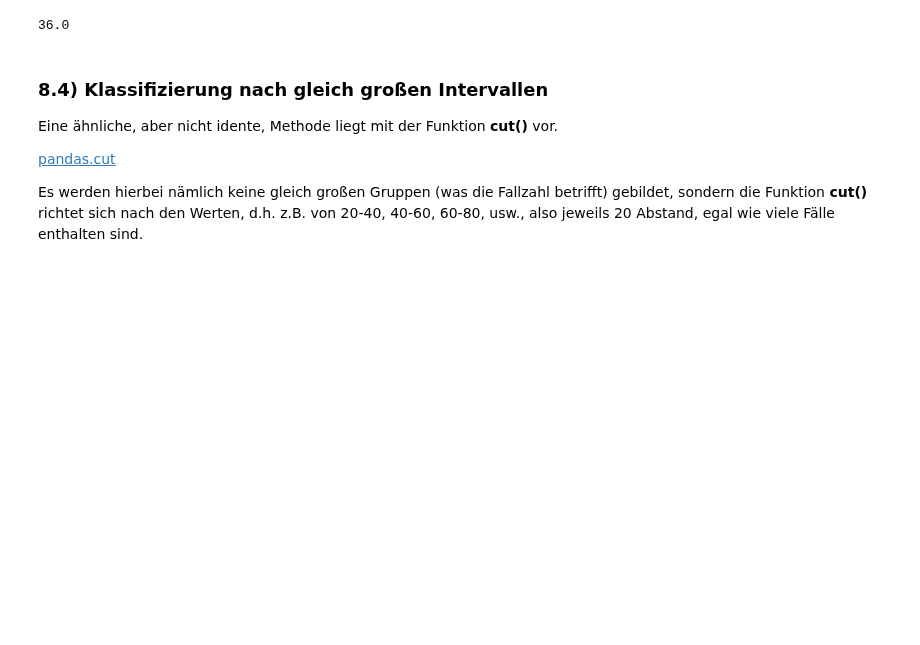
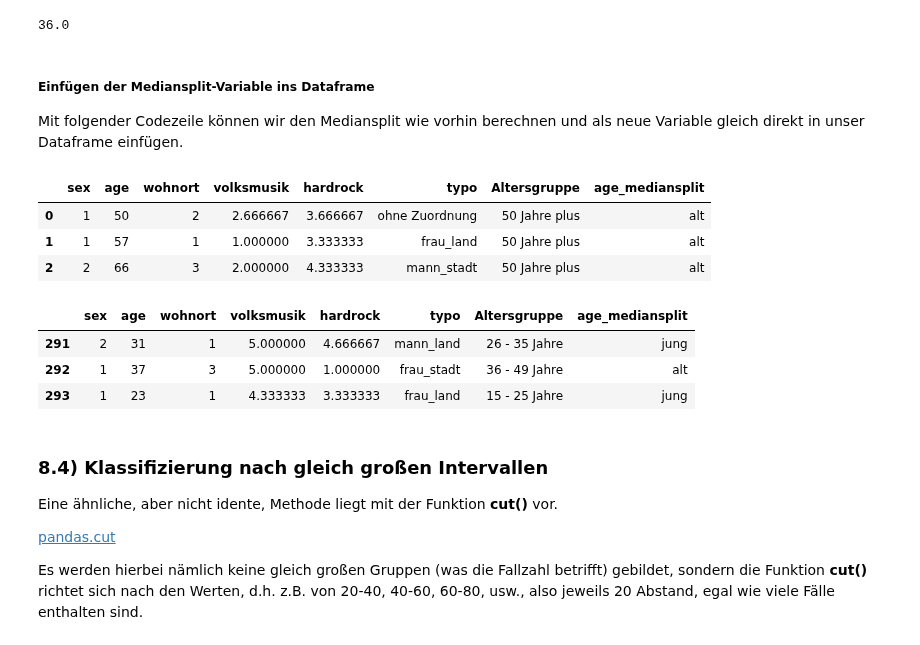
Before and after one commit to manfred2020/DA_mit_Python, a Jupyter notebook: Kapitel 8/8_Variablen umkodieren.ipynb, the cells around one changed output. Cells and saved outputs as stored; diff of their text form; code cells hidden in the pictures; blank space fills up the shorter version.

```diff
--- a/Kapitel 8/8_Variablen umkodieren.ipynb
+++ b/Kapitel 8/8_Variablen umkodieren.ipynb
@@ -225,3 +225,7 @@ Und hier zum Vergleich der **Median** des Alters, er liegt bei 36 Jahren. Somit
 daten['age'].median()
 # %% [output]
 36.0
+# %% [markdown]
+##### Einfügen der Mediansplit-Variable ins Dataframe
+
+Mit folgender Codezeile können wir den Mediansplit wie vorhin berechnen und als neue Variable gleich direkt in unser Dataframe einfügen.
@@ -228,3 +234,17 @@ daten['age'].median()
+# %%
+daten.head(3)
+# %% [output]
+|  | sex | age | wohnort | volksmusik | hardrock | typo | Altersgruppe | age_mediansplit |
+| 0 | 1 | 50 | 2 | 2.666667 | 3.666667 | ohne Zuordnung | 50 Jahre plus | alt |
+| 1 | 1 | 57 | 1 | 1.000000 | 3.333333 | frau_land | 50 Jahre plus | alt |
+| 2 | 2 | 66 | 3 | 2.000000 | 4.333333 | mann_stadt | 50 Jahre plus | alt |
+# %%
+daten.tail(3)
+# %% [output]
+|  | sex | age | wohnort | volksmusik | hardrock | typo | Altersgruppe | age_mediansplit |
+| 291 | 2 | 31 | 1 | 5.000000 | 4.666667 | mann_land | 26 - 35 Jahre | jung |
+| 292 | 1 | 37 | 3 | 5.000000 | 1.000000 | frau_stadt | 36 - 49 Jahre | alt |
+| 293 | 1 | 23 | 1 | 4.333333 | 3.333333 | frau_land | 15 - 25 Jahre | jung |
 # %% [markdown]
 ### 8.4) Klassifizierung nach gleich großen Intervallen
 
```
Also changed, not shown: parts of 23 cells of this notebook.
